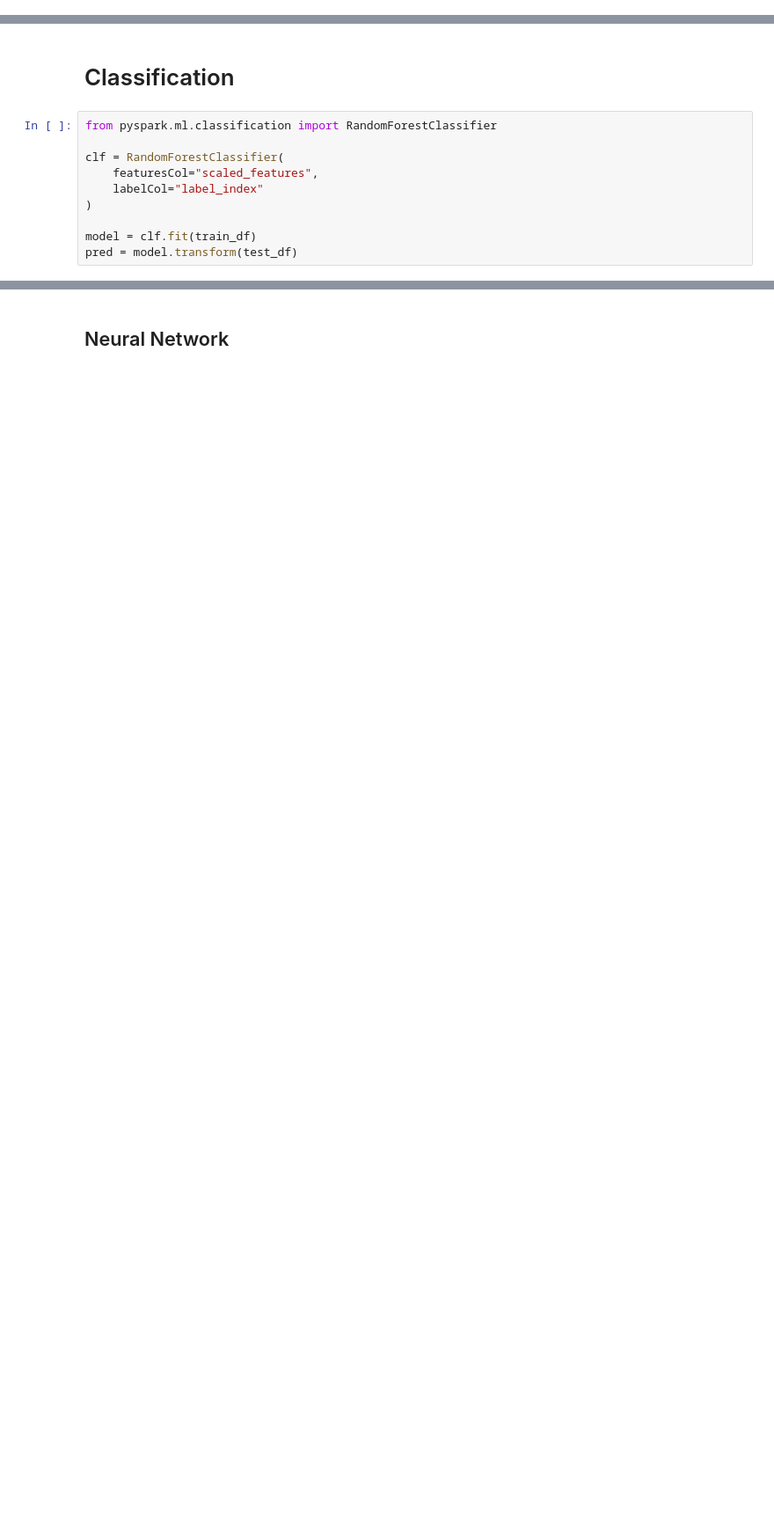
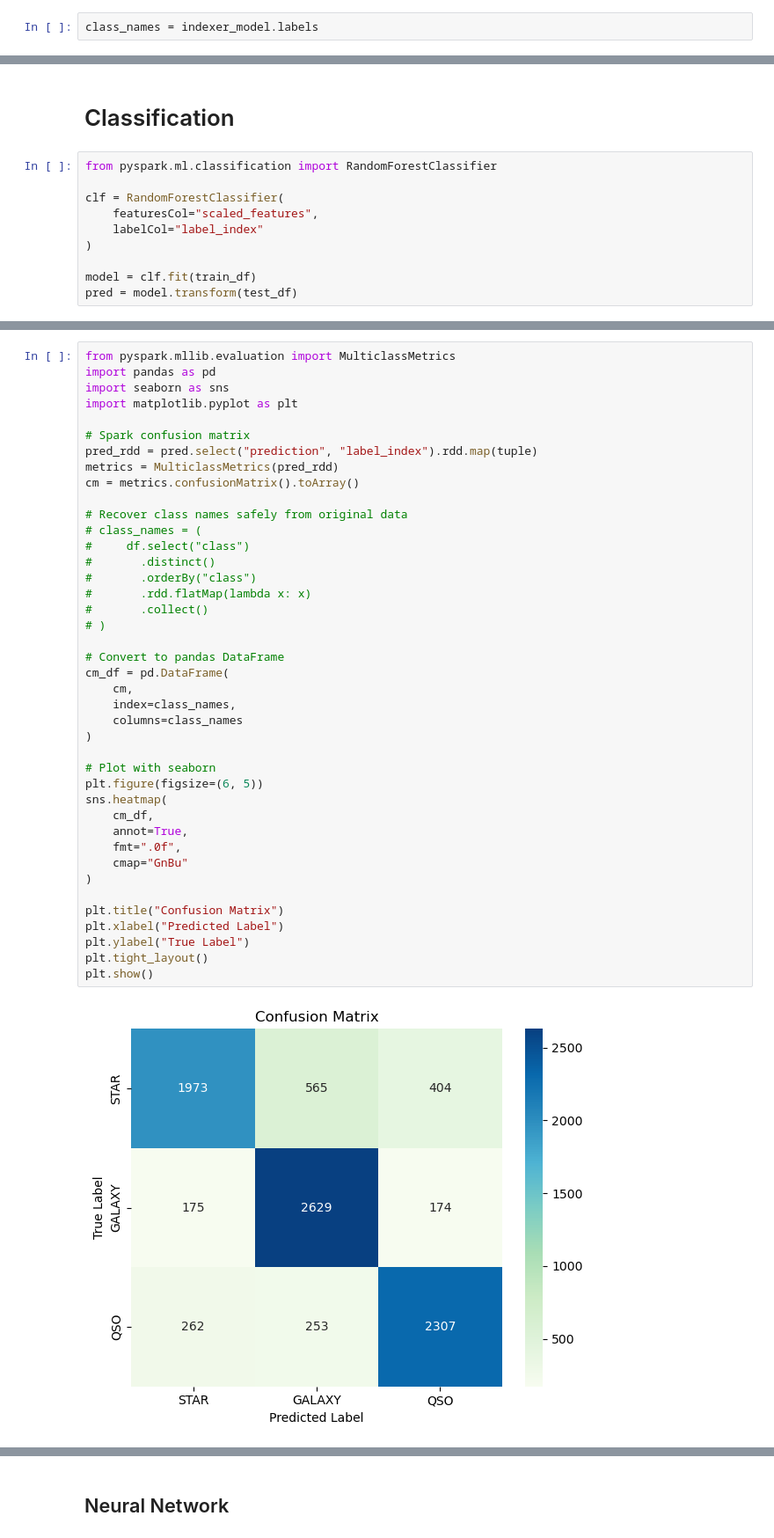
Before and after one commit to Piotrek2133/StellarClassifier, a Jupyter notebook: data_analysis_spark.ipynb, the cells around one changed output, grey strips where cells are left out. Shown at 88% size. Drawn from its saved outputs; the diff is of its cells as text; blank space fills up the shorter version.

```diff
--- a/data_analysis_spark.ipynb
+++ b/data_analysis_spark.ipynb
@@ -354,3 +404,5 @@ indexer_model.labels
+# %%
+class_names = indexer_model.labels
 # %%
 train_df, test_df = df_final.randomSplit([0.8, 0.2], seed=42)
 # %% [markdown]
@@ -440,0 +528,43 @@ F1: 0.793862810750738
+# %%
+from pyspark.mllib.evaluation import MulticlassMetrics
+import pandas as pd
+import seaborn as sns
+import matplotlib.pyplot as plt
+
+# Spark confusion matrix
+pred_rdd = pred.select("prediction", "label_index").rdd.map(tuple)
+metrics = MulticlassMetrics(pred_rdd)
+cm = metrics.confusionMatrix().toArray()
+
+# Recover class names safely from original data
+# class_names = (
+#     df.select("class")
+#       .distinct()
+#       .orderBy("class")
+#       .rdd.flatMap(lambda x: x)
+#       .collect()
+# )
+
+# Convert to pandas DataFrame
+cm_df = pd.DataFrame(
+    cm,
+    index=class_names,
+    columns=class_names
+)
+
+# Plot with seaborn
+plt.figure(figsize=(6, 5))
+sns.heatmap(
+    cm_df,
+    annot=True,
+    fmt=".0f",
+    cmap="GnBu"
+)
+
+plt.title("Confusion Matrix")
+plt.xlabel("Predicted Label")
+plt.ylabel("True Label")
+plt.tight_layout()
+plt.show()
+# %% [output]
+[figure, added]
```
Also changed, not shown: parts of 48 cells of this notebook, 44 other files.
